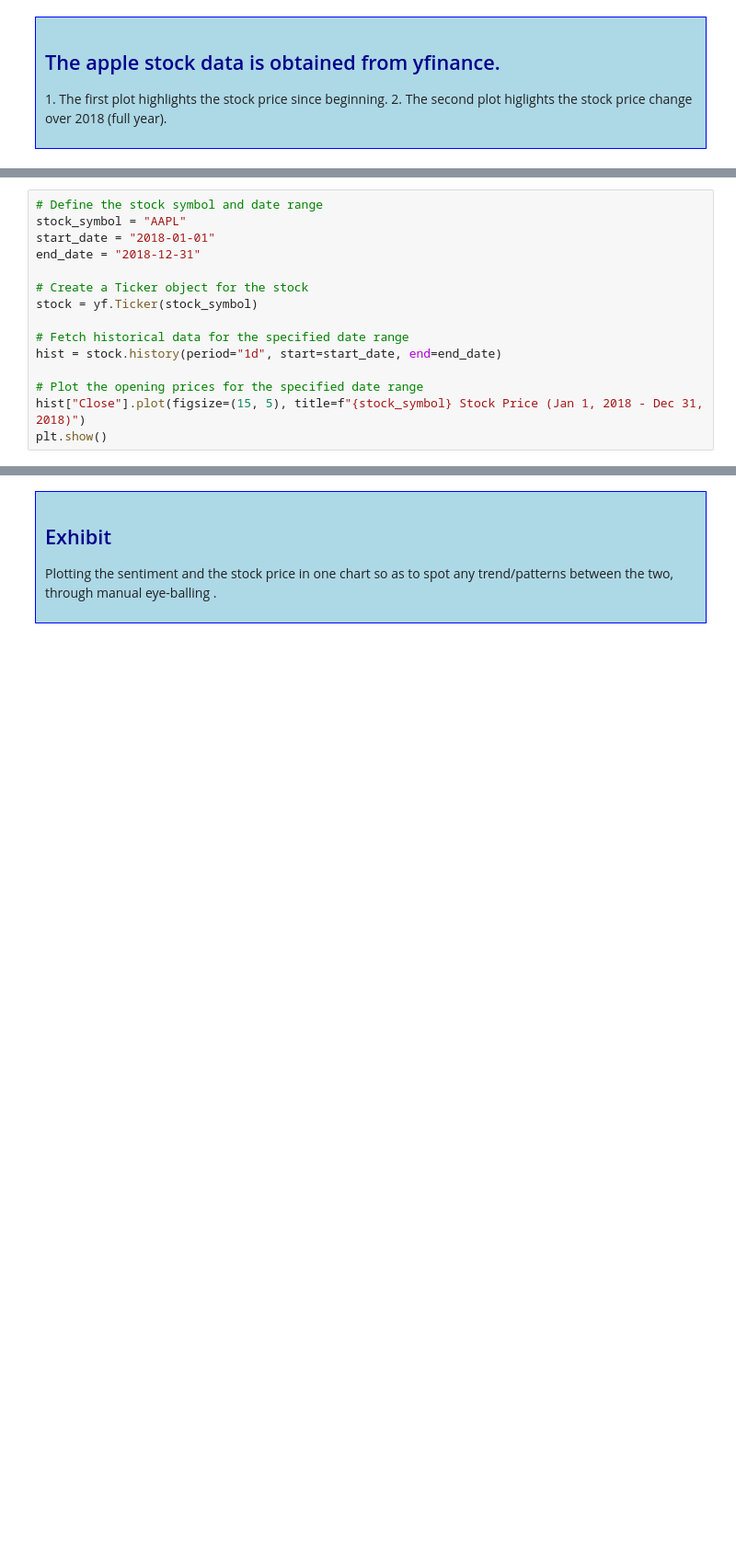
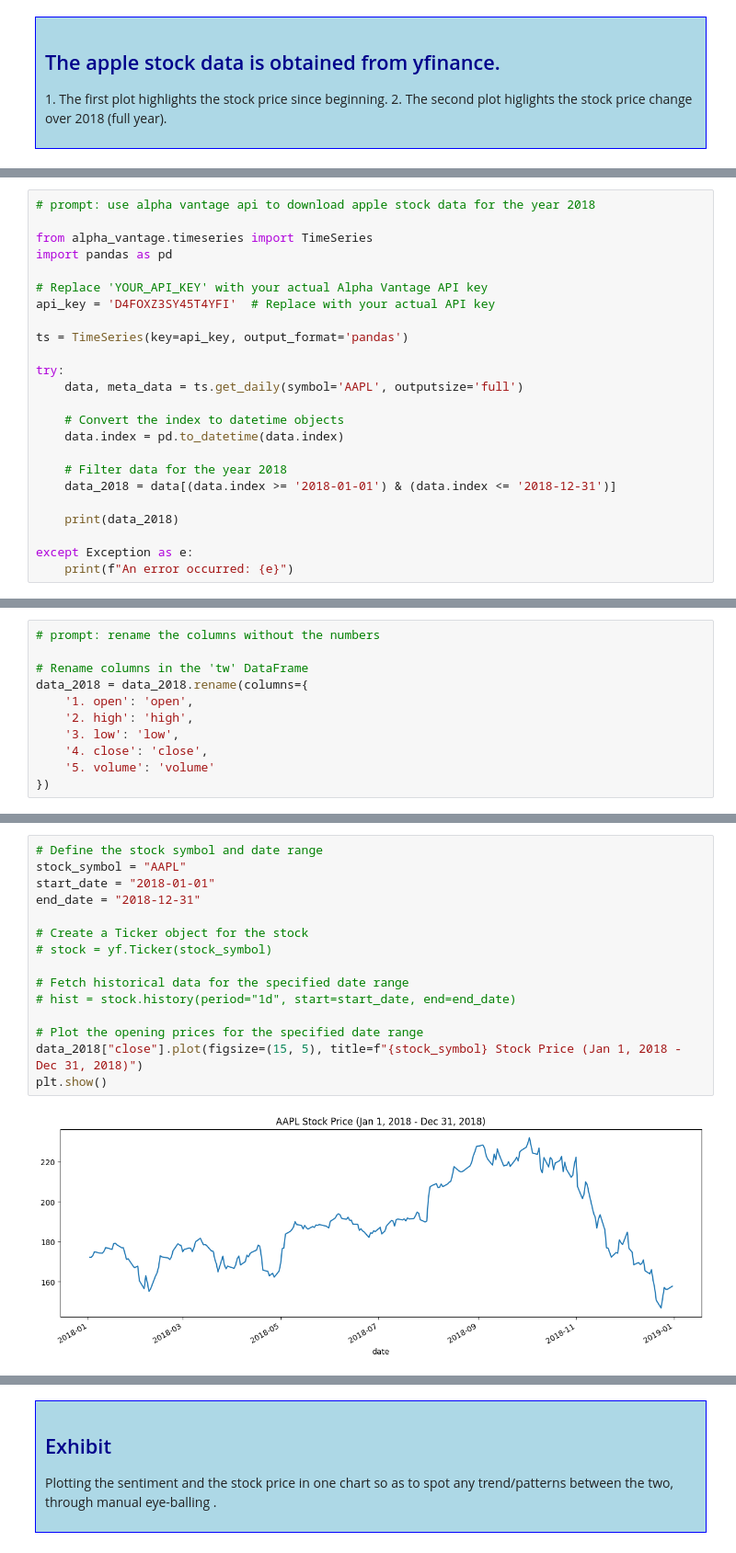
Before and after one commit to DotBion/fluffy-fishstick, a Jupyter notebook: Sentiment_analysis_with_twitter_data_for_Apple.ipynb, the cells around one changed output, grey strips where cells are left out. Shown at 92% size. Saved outputs shown, nothing was run; the diff lists cells and outputs as text; blank space fills up the shorter version.

```diff
--- a/Sentiment_analysis_with_twitter_data_for_Apple.ipynb
+++ b/Sentiment_analysis_with_twitter_data_for_Apple.ipynb
@@ -214,0 +387,24 @@ plt.show()
+# %%
+# prompt: use alpha vantage api to download apple stock data for the year 2018
+
+from alpha_vantage.timeseries import TimeSeries
+import pandas as pd
+
+# Replace 'YOUR_API_KEY' with your actual Alpha Vantage API key
+api_key = 'D4FOXZ3SY45T4YFI'  # Replace with your actual API key
+
+ts = TimeSeries(key=api_key, output_format='pandas')
+
+try:
+    data, meta_data = ts.get_daily(symbol='AAPL', outputsize='full')
+
+    # Convert the index to datetime objects
+    data.index = pd.to_datetime(data.index)
+
+    # Filter data for the year 2018
+    data_2018 = data[(data.index >= '2018-01-01') & (data.index <= '2018-12-31')]
+
+    print(data_2018)
+
+except Exception as e:
+    print(f"An error occurred: {e}")
@@ -214,0 +427,11 @@ plt.show()
+# %%
+# prompt: rename the columns without the numbers
+
+# Rename columns in the 'tw' DataFrame
+data_2018 = data_2018.rename(columns={
+    '1. open': 'open',
+    '2. high': 'high',
+    '3. low': 'low',
+    '4. close': 'close',
+    '5. volume': 'volume'
+})
@@ -215,15 +448,17 @@ plt.show()
 # %%
 # Define the stock symbol and date range
 stock_symbol = "AAPL"
 start_date = "2018-01-01"
 end_date = "2018-12-31"
 
 # Create a Ticker object for the stock
-stock = yf.Ticker(stock_symbol)
+# stock = yf.Ticker(stock_symbol)
 
 # Fetch historical data for the specified date range
-hist = stock.history(period="1d", start=start_date, end=end_date)
+# hist = stock.history(period="1d", start=start_date, end=end_date)
 
 # Plot the opening prices for the specified date range
-hist["Close"].plot(figsize=(15, 5), title=f"{stock_symbol} Stock Price (Jan 1, 2018 - Dec 31, 2018)")
+data_2018["close"].plot(figsize=(15, 5), title=f"{stock_symbol} Stock Price (Jan 1, 2018 - Dec 31, 2018)")
 plt.show()
+# %% [output]
+[figure, added]
```
Also changed, not shown: parts of 27 cells of this notebook.
